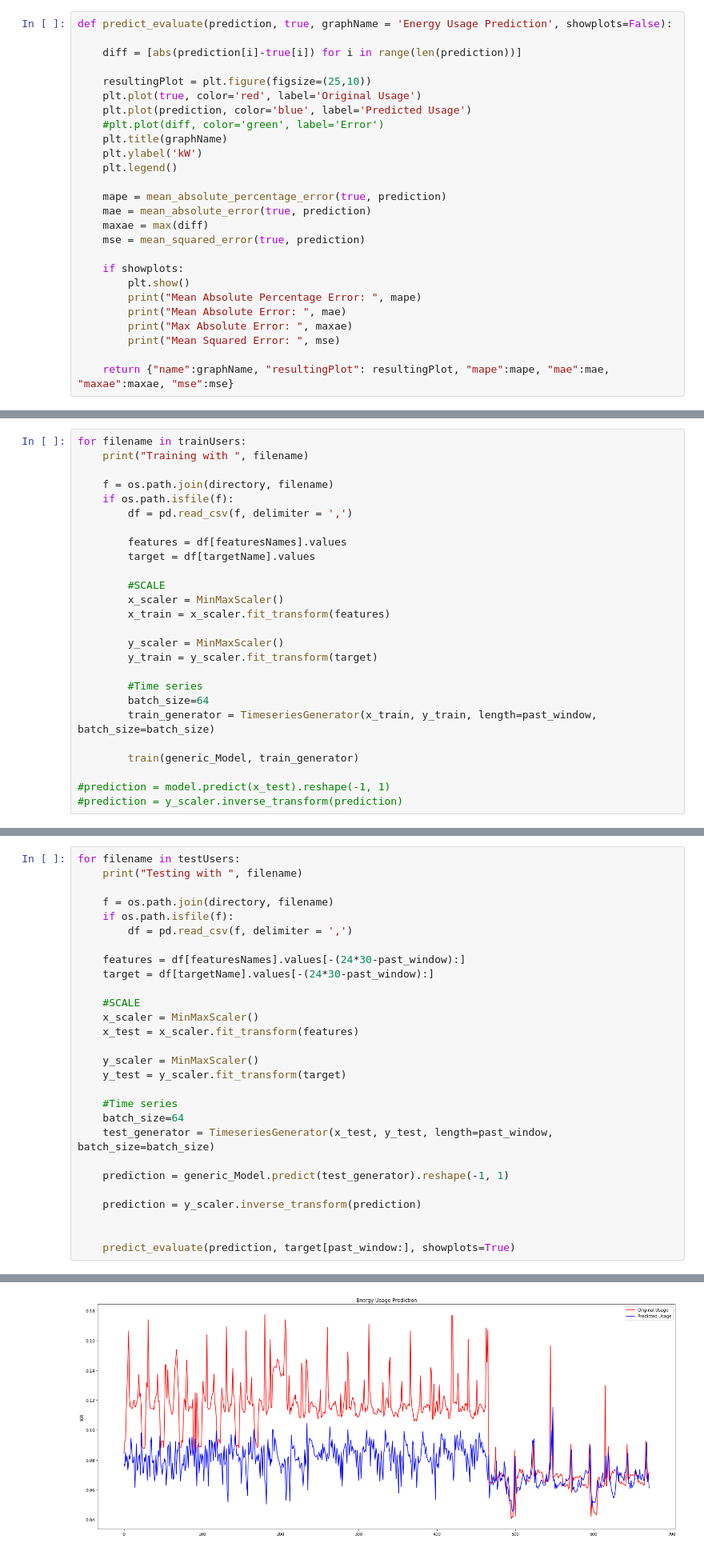
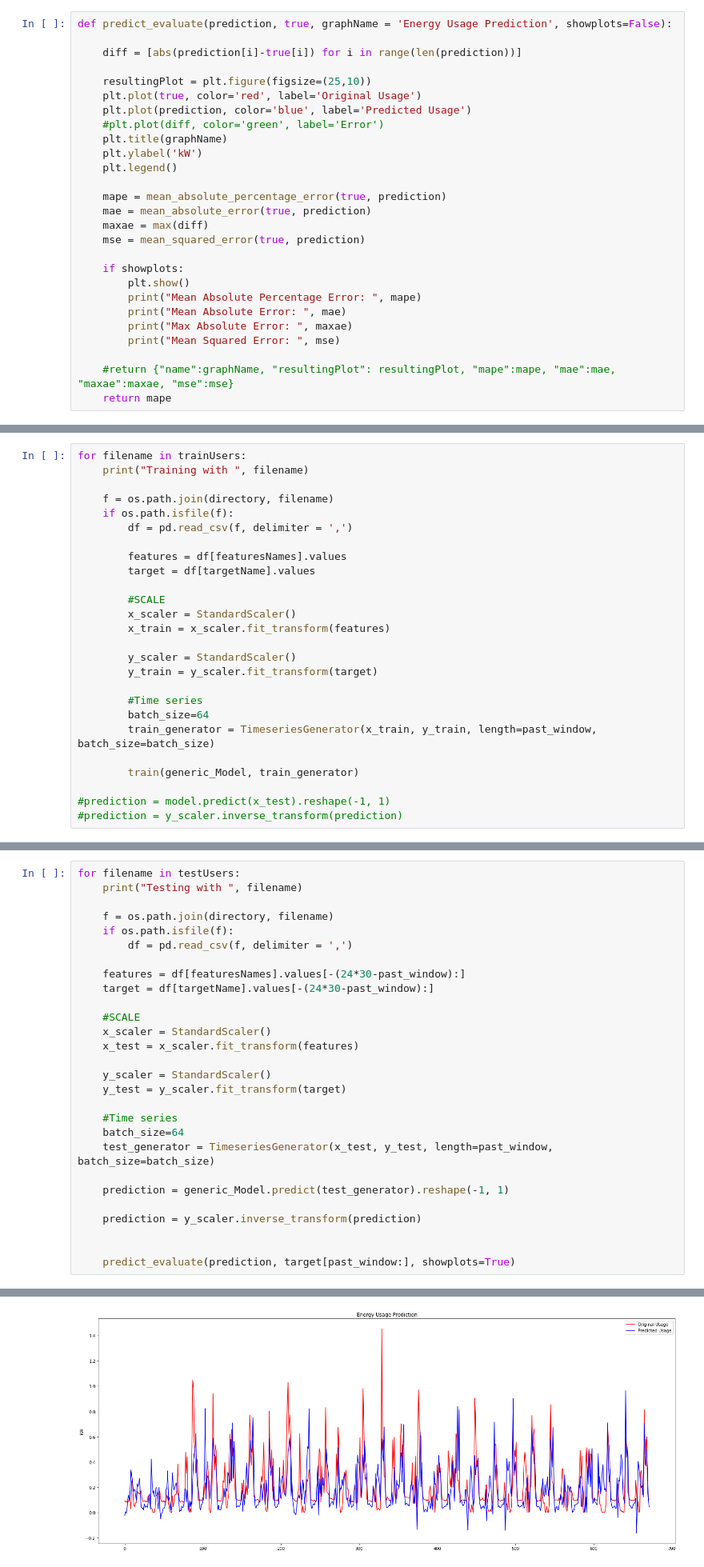
Before and after one commit to joaonpsilva/Tese_House_Energy_Prediciton, a Jupyter notebook: multipleHouses/MultipleHouses.ipynb, the cells around one changed output, grey strips where cells are left out. Shown at 80% size. Drawn from its saved outputs; the diff is of its cells as text.

```diff
--- a/multipleHouses/MultipleHouses.ipynb
+++ b/multipleHouses/MultipleHouses.ipynb
@@ -47,7 +49,8 @@ def predict_evaluate(prediction, true, graphName = 'Energy Usage Prediction', sh
         print("Max Absolute Error: ", maxae)
         print("Mean Squared Error: ", mse)
 
-    return {"name":graphName, "resultingPlot": resultingPlot, "mape":mape, "mae":mae, "maxae":maxae, "mse":mse}
+    #return {"name":graphName, "resultingPlot": resultingPlot, "mape":mape, "mae":mae, "maxae":maxae, "mse":mse}
+    return mape
 # %%
 from tensorflow.keras.models import Sequential
 from tensorflow.keras.layers import LSTM, Dense, Dropout, MaxPooling2D, Conv2D, TimeDistributed, Flatten
@@ -110,10 +113,10 @@ for filename in trainUsers:
         target = df[targetName].values
 
         #SCALE
-        x_scaler = MinMaxScaler()
+        x_scaler = StandardScaler()
         x_train = x_scaler.fit_transform(features)
 
-        y_scaler = MinMaxScaler()
+        y_scaler = StandardScaler()
         y_train = y_scaler.fit_transform(target)
 
         #Time series
@@ -149,10 +152,10 @@ for filename in testUsers:
     target = df[targetName].values[-(24*30-past_window):]
 
     #SCALE
-    x_scaler = MinMaxScaler()
+    x_scaler = StandardScaler()
     x_test = x_scaler.fit_transform(features)
 
-    y_scaler = MinMaxScaler()
+    y_scaler = StandardScaler()
     y_test = y_scaler.fit_transform(target)
 
     #Time series
@@ -170 +173 @@ Testing with  MAC002112.csv
-[figure, old version]
+[figure, new version]
```
Also changed, not shown: parts of 6 cells of this notebook.
